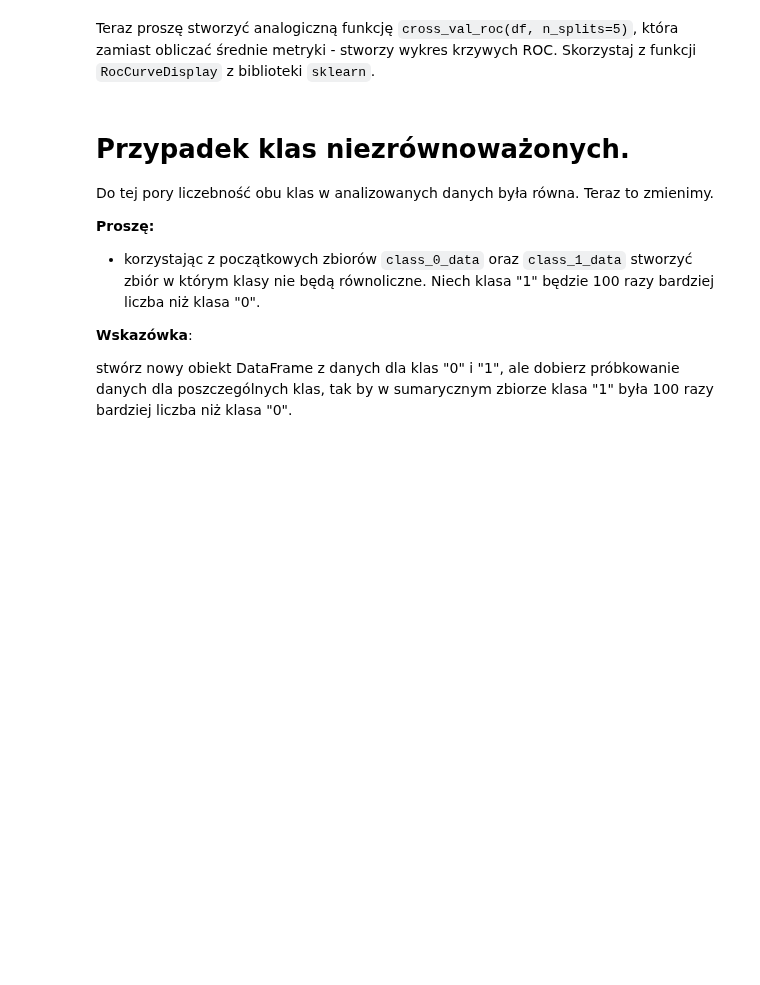
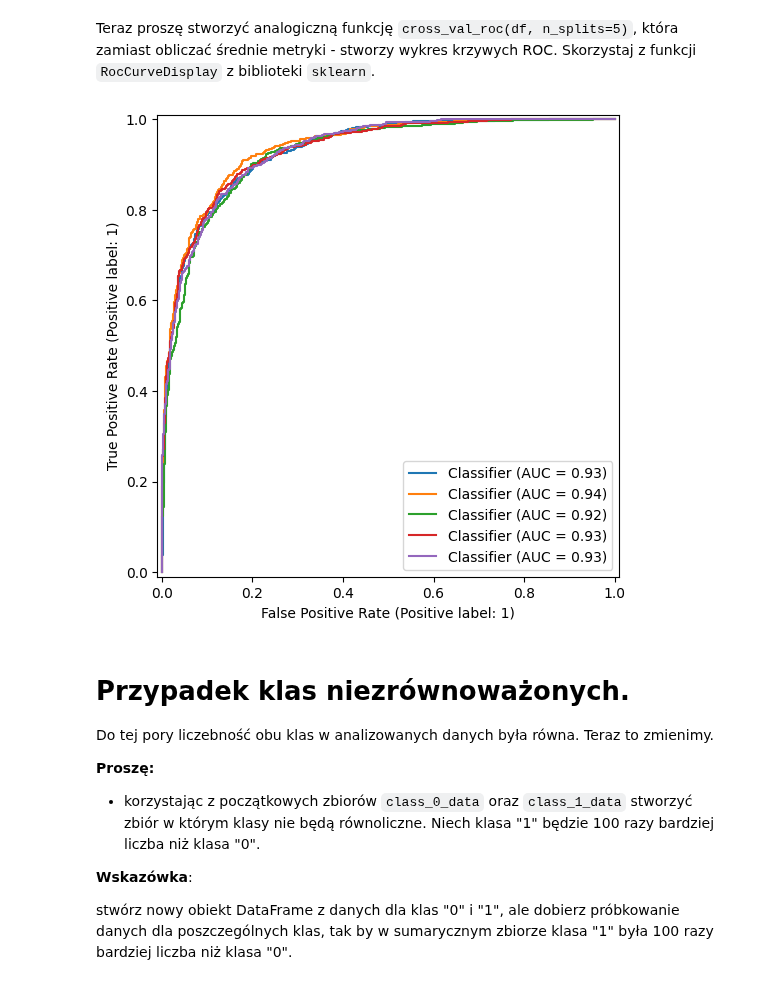
Before and after one commit to m-warda/ML2627, a Jupyter notebook: 04_Miary_jakosci.ipynb, the cells around one changed output. Saved outputs shown, nothing was run; the diff lists cells and outputs as text; code cells hidden in the pictures; blank space fills up the shorter version.

```diff
--- a/04_Miary_jakosci.ipynb
+++ b/04_Miary_jakosci.ipynb
@@ -380,15 +430,20 @@
 # %%
 
 def cross_val_roc(df, n_splits=5):
     # Wydzielenie danych wejściowych i wyjściowych z df
     X = df[["x","y"]].values
-    y = df["label"].values
+    y = df["klasa"].values
     fig, ax = plt.subplots(1, 1, figsize=(6,6))
     # Inicjalizacja StratifiedKFold i pętla po podziałach
-...
-
+    kf=StratifiedKFold(n_splits=n_splits)
+    kf.get_n_splits()
+    for i, (train_index, test_index) in enumerate(kf.split(X, y)):
+      y_prob=train_model(df.iloc[test_index][["x","y"]],df.iloc[train_index][["x","y"]],df.iloc[train_index]["klasa"])
+      RocCurveDisplay.from_predictions(df.iloc[test_index]["klasa"],y_prob[:,1],ax=ax)
 
 cross_val_roc(df)
+# %% [output]
+[figure, added]
 # %% [markdown]
 # Przypadek klas niezrównoważonych.
 
```
Also changed, not shown: parts of 13 cells of this notebook.
